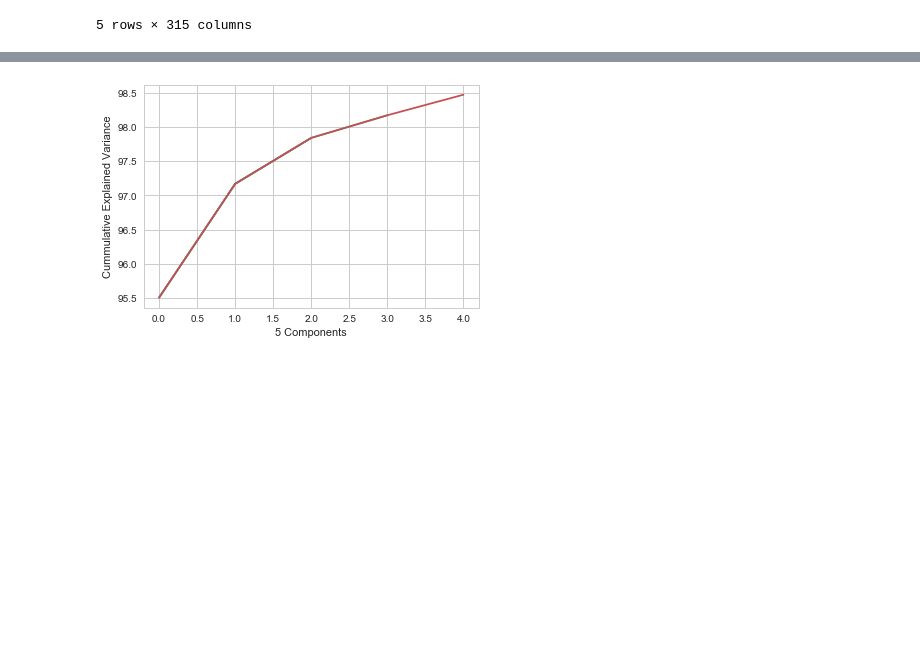
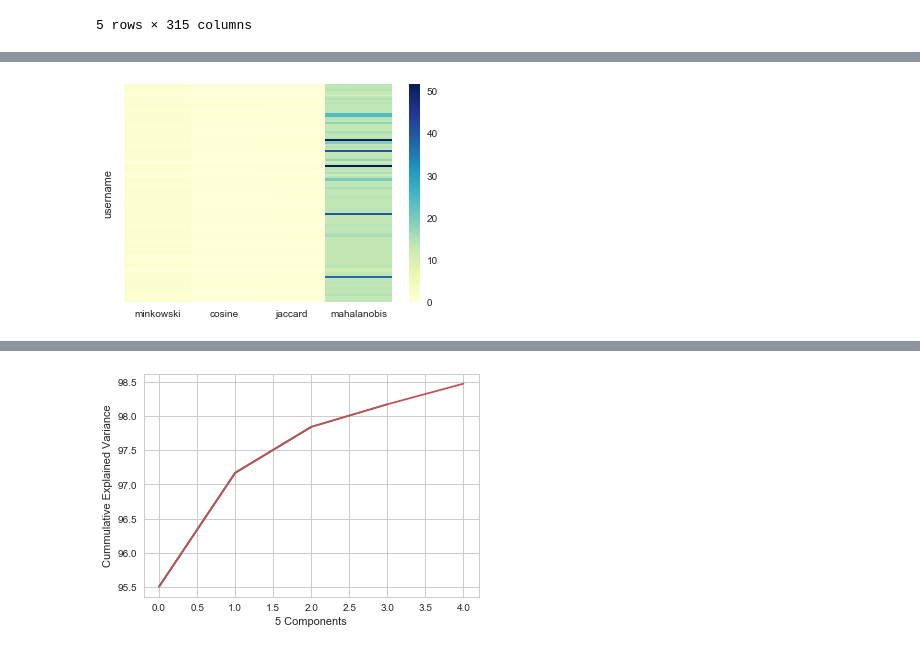
Before and after one commit to perlgirl2002/PCA-Distances, a Jupyter notebook: PCA.ipynb, the cells around one changed output, grey strips where cells are left out. Saved outputs shown, nothing was run; the diff lists cells and outputs as text; code cells hidden in the pictures; blank space fills up the shorter version.

```diff
--- a/PCA.ipynb
+++ b/PCA.ipynb
@@ -282,0 +283,4 @@ users_100_df.head()
+# %%
+ax = sns.heatmap(users_100_df, cmap="YlGnBu", xticklabels=['minkowski', 'cosine', 'jaccard', 'mahalanobis'], yticklabels='')
+# %% [output]
+[figure, added]
```
Also changed, not shown: parts of 2 cells of this notebook.
